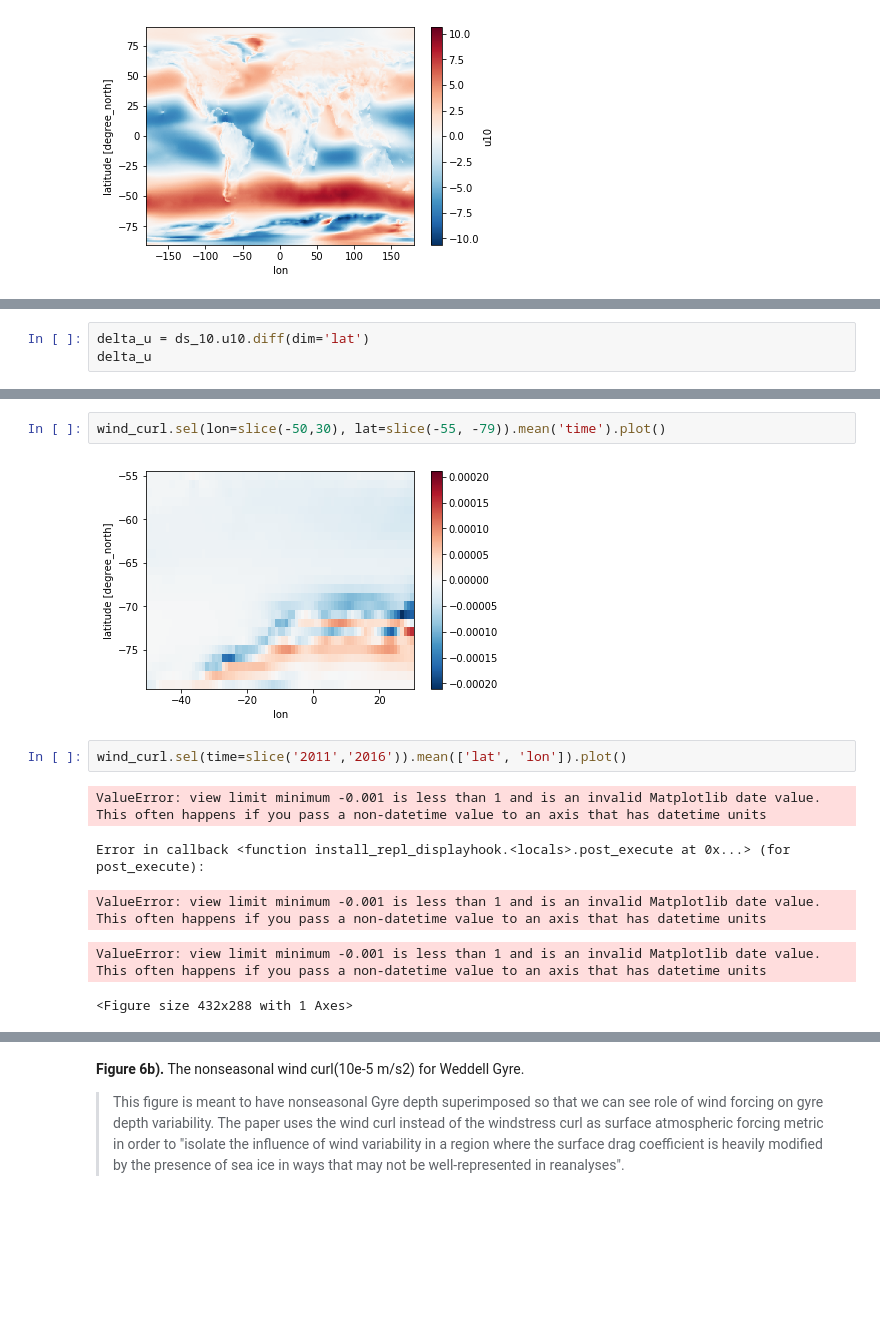
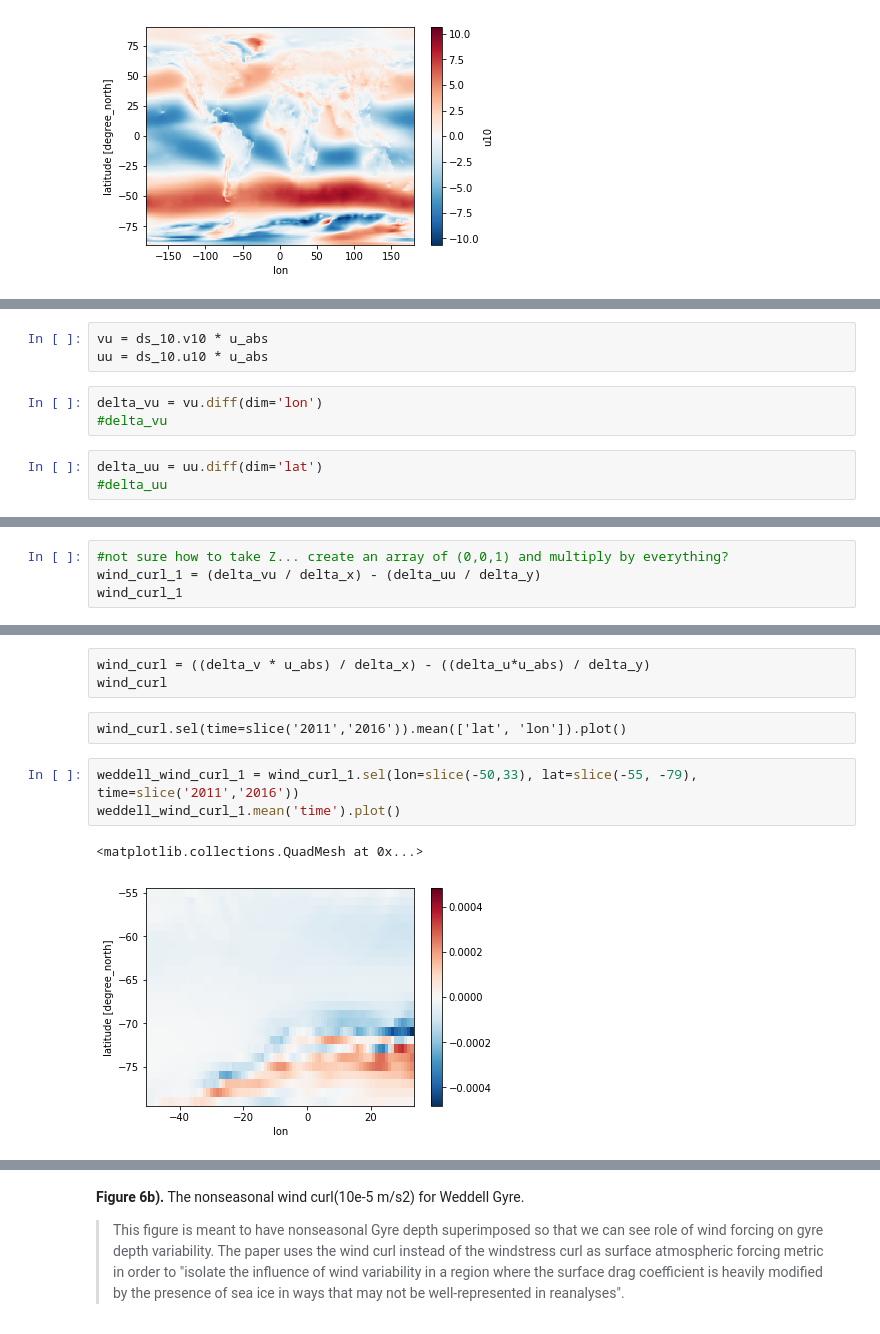
Before and after one commit to shanicetbailey/rces-finalproject, a Jupyter notebook: class_project2018_cleaned.ipynb, the cells around one changed output, grey strips where cells are left out. Drawn from its saved outputs; the diff is of its cells as text; blank space fills up the shorter version.

```diff
--- a/class_project2018_cleaned.ipynb
+++ b/class_project2018_cleaned.ipynb
@@ -398,3 +521,9 @@ delta_x = delta_lon * meters_per_degree * np.cos(np.deg2rad(ds_10.lon))
+# %%
+vu = ds_10.v10 * u_abs
+uu = ds_10.u10 * u_abs
+# %%
+delta_vu = vu.diff(dim='lon')
+#delta_vu
 # %%
-delta_u = ds_10.u10.diff(dim='lat')
-delta_u
+delta_uu = uu.diff(dim='lat')
+#delta_uu
@@ -464,0 +535,4 @@ Coordinates:
+# %%
+#not sure how to take Z... create an array of (0,0,1) and multiply by everything?
+wind_curl_1 = (delta_vu / delta_x) - (delta_uu / delta_y)
+wind_curl_1
@@ -465,12 +557,11 @@ Coordinates:
+# %% [raw]
+wind_curl = ((delta_v * u_abs) / delta_x) - ((delta_u*u_abs) / delta_y)
+wind_curl
+# %% [raw]
+wind_curl.sel(time=slice('2011','2016')).mean(['lat', 'lon']).plot()
 # %%
-wind_curl.sel(lon=slice(-50,30), lat=slice(-55, -79)).mean('time').plot()
+weddell_wind_curl_1 = wind_curl_1.sel(lon=slice(-50,33), lat=slice(-55, -79), time=slice('2011','2016'))
+weddell_wind_curl_1.mean('time').plot()
 # %% [output]
+<matplotlib.collections.QuadMesh at 0x...>
-[figure, old version]
+[figure, new version]
-# %%
-wind_curl.sel(time=slice('2011','2016')).mean(['lat', 'lon']).plot()
-# %% [output]
-ValueError: view limit minimum -0.001 is less than 1 and is an invalid Matplotlib date value. This often happens if you pass a non-datetime value to an axis that has datetime units
-Error in callback <function install_repl_displayhook.<locals>.post_execute at 0x...> (for post_execute):
-ValueError: view limit minimum -0.001 is less than 1 and is an invalid Matplotlib date value. This often happens if you pass a non-datetime value to an axis that has datetime units
-ValueError: view limit minimum -0.001 is less than 1 and is an invalid Matplotlib date value. This often happens if you pass a non-datetime value to an axis that has datetime units
-<Figure size 432x288 with 1 Axes>
```
Also changed, not shown: parts of 42 cells of this notebook.
